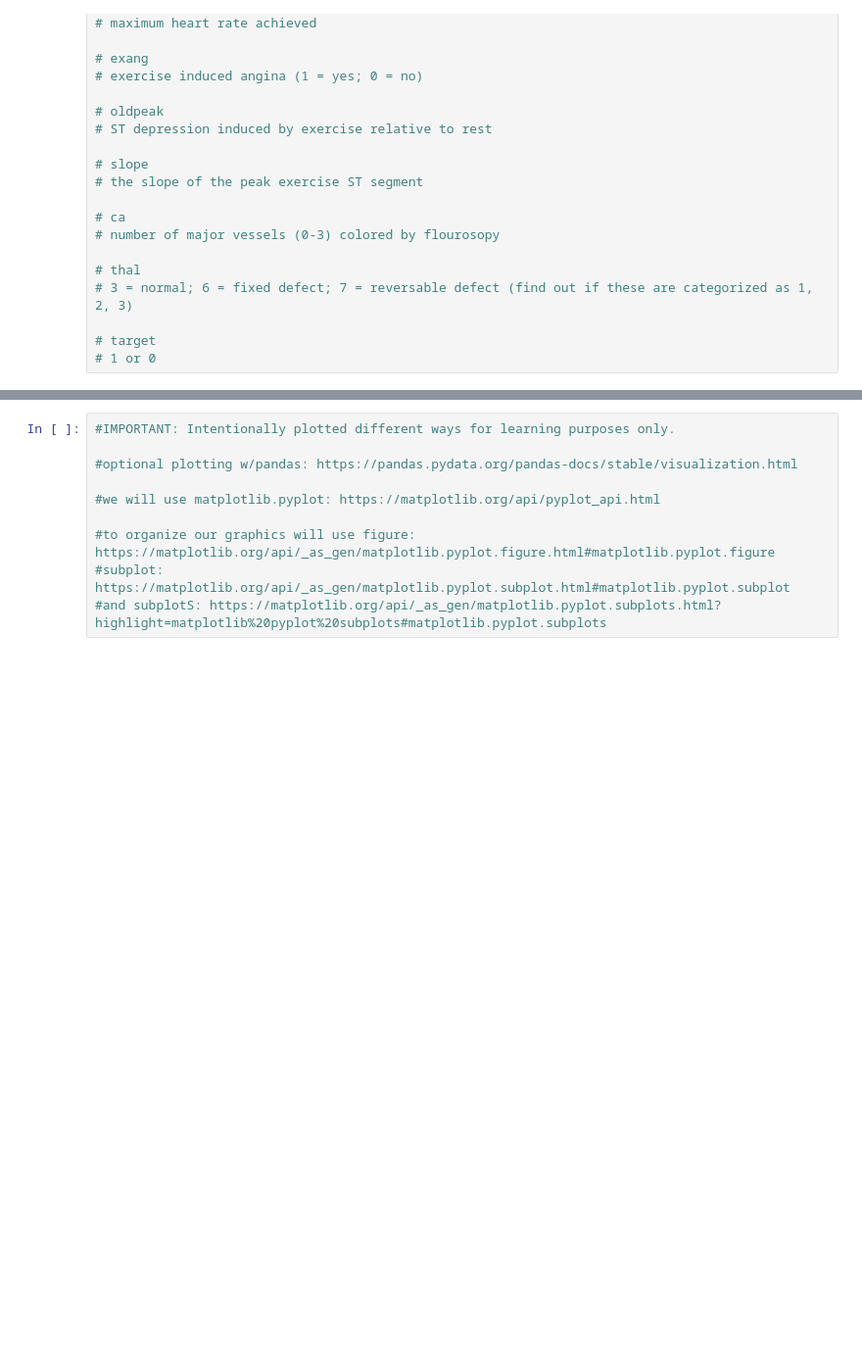
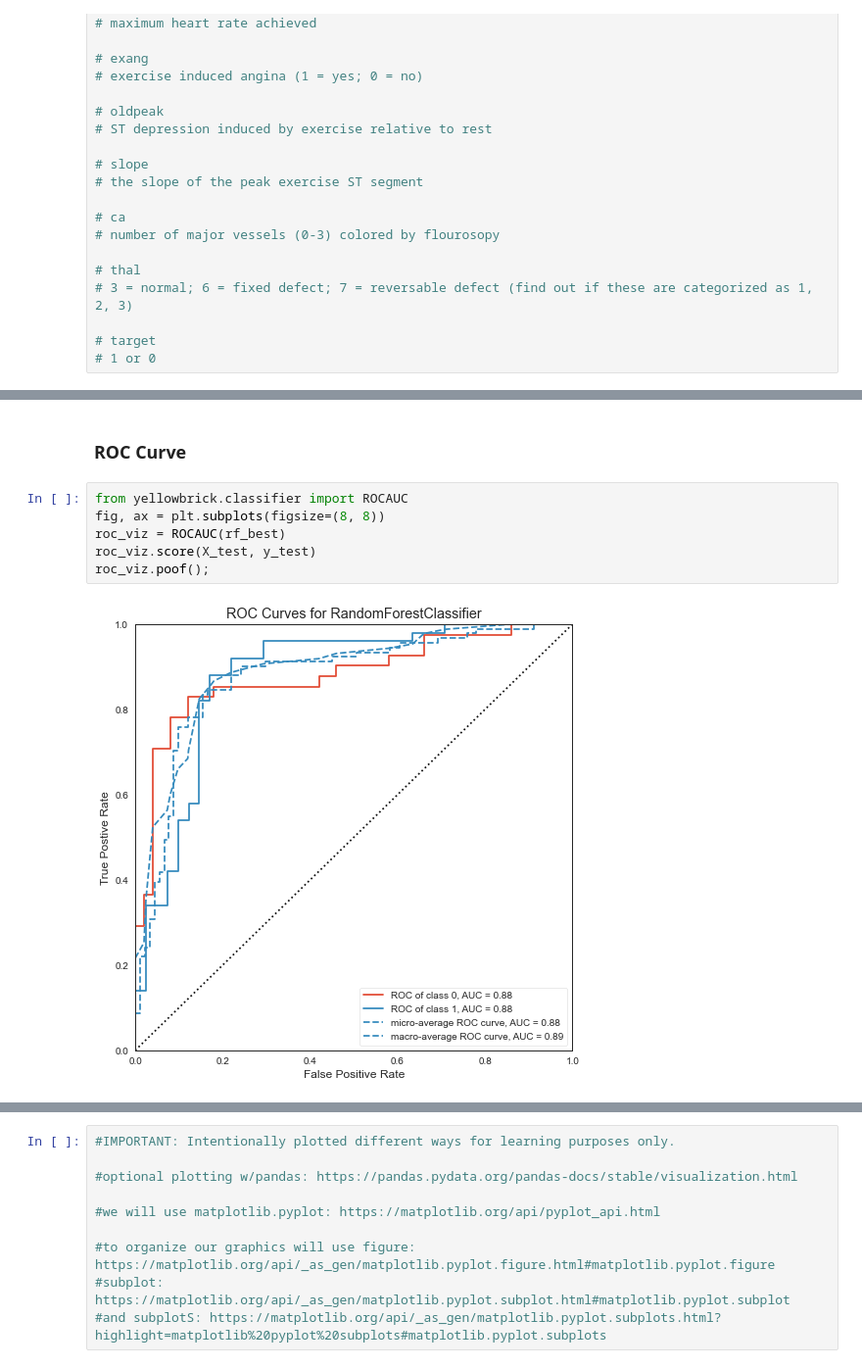
Before and after one commit to kovusseyit/Heart_UCI, a Jupyter notebook: heart_uci.ipynb, the cells around one changed output, grey strips where cells are left out. Shown at 98% size. Drawn from its saved outputs; the diff is of its cells as text; blank space fills up the shorter version.

```diff
--- a/heart_uci.ipynb
+++ b/heart_uci.ipynb
@@ -284,0 +457,10 @@ cp
+# %% [markdown]
+### ROC Curve
+# %%
+from yellowbrick.classifier import ROCAUC
+fig, ax = plt.subplots(figsize=(8, 8))
+roc_viz = ROCAUC(rf_best)
+roc_viz.score(X_test, y_test)
+roc_viz.poof();
+# %% [output]
+[figure, added]
```
Also changed, not shown: parts of 126 cells of this notebook.
